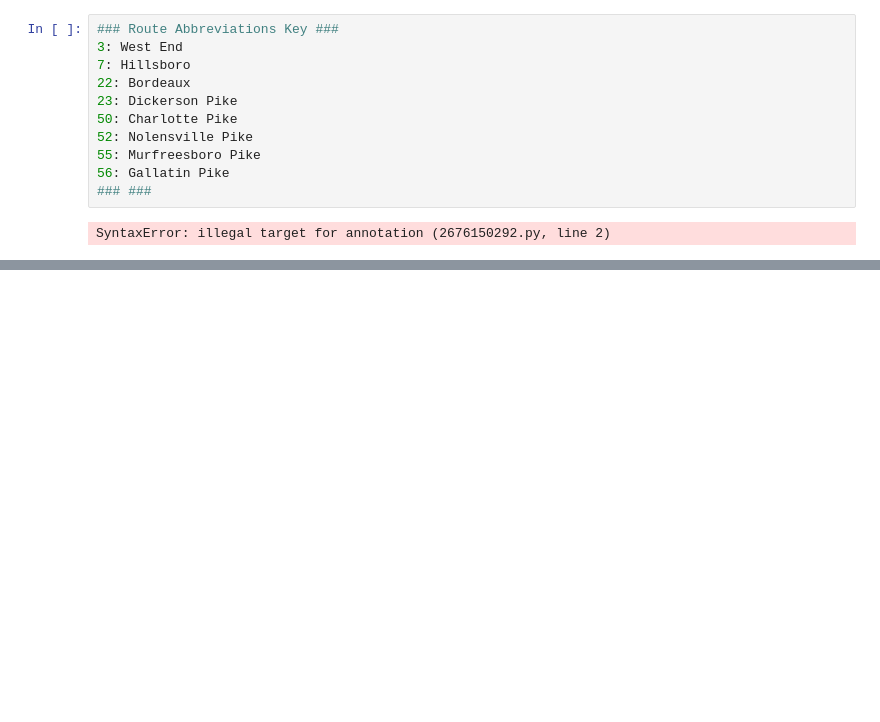
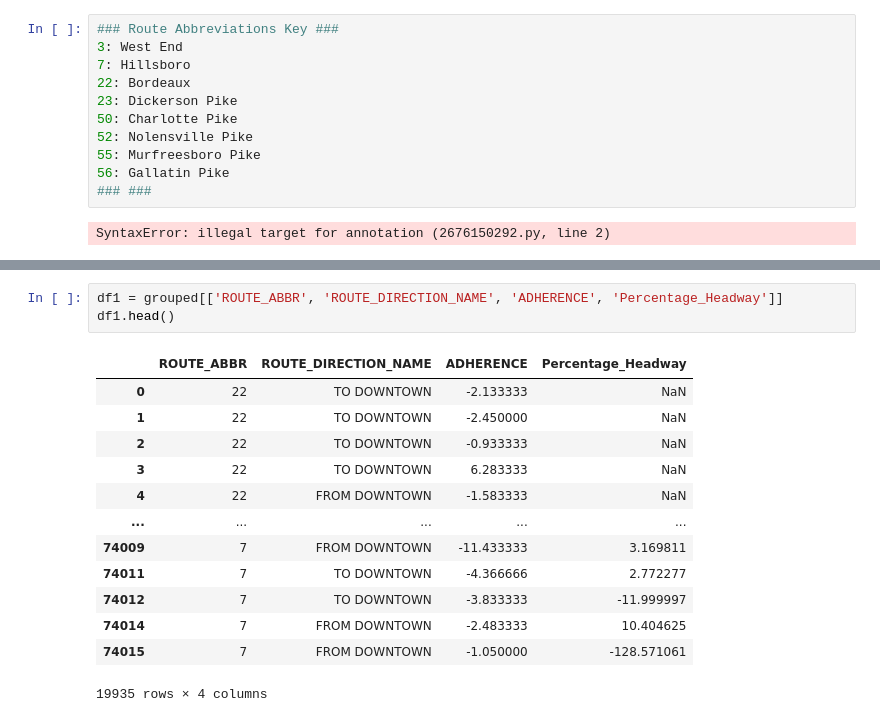
Before and after one commit to NSS-Data-Analytics-Cohort-12/wego-python-da12-pumpkin-py-latte, a Jupyter notebook: WeGo.ipynb, the cells around one changed output, grey strips where cells are left out. Cells and saved outputs as stored; diff of their text form; blank space fills up the shorter version.

```diff
--- a/WeGo.ipynb
+++ b/WeGo.ipynb
@@ -98,0 +112,17 @@ TypeError: ufunc 'divide' not supported for the input types, and the inputs coul
+# %%
+df1 = grouped[['ROUTE_ABBR', 'ROUTE_DIRECTION_NAME', 'ADHERENCE', 'Percentage_Headway']]
+df1.head()
+# %% [output]
+|  | ROUTE_ABBR | ROUTE_DIRECTION_NAME | ADHERENCE | Percentage_Headway |
+| 0 | 22 | TO DOWNTOWN | -2.133333 | NaN |
+| 1 | 22 | TO DOWNTOWN | -2.450000 | NaN |
+| 2 | 22 | TO DOWNTOWN | -0.933333 | NaN |
+| 3 | 22 | TO DOWNTOWN | 6.283333 | NaN |
+| 4 | 22 | FROM DOWNTOWN | -1.583333 | NaN |
+| ... | ... | ... | ... | ... |
+| 74009 | 7 | FROM DOWNTOWN | -11.433333 | 3.169811 |
+| 74011 | 7 | TO DOWNTOWN | -4.366666 | 2.772277 |
+| 74012 | 7 | TO DOWNTOWN | -3.833333 | -11.999997 |
+| 74014 | 7 | FROM DOWNTOWN | -2.483333 | 10.404625 |
+| 74015 | 7 | FROM DOWNTOWN | -1.050000 | -128.571061 |
+19935 rows × 4 columns
```
Also changed, not shown: parts of 10 cells of this notebook.
